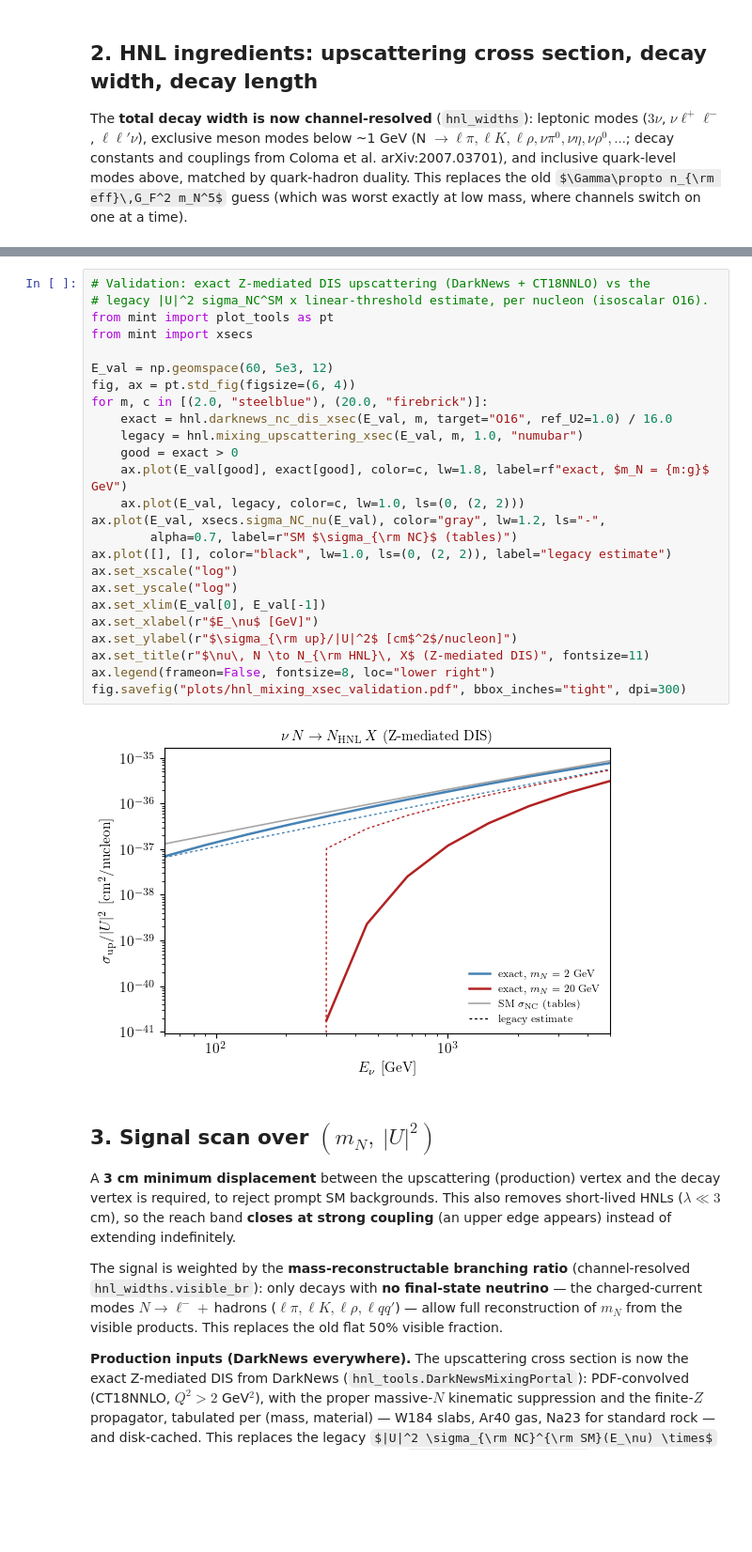
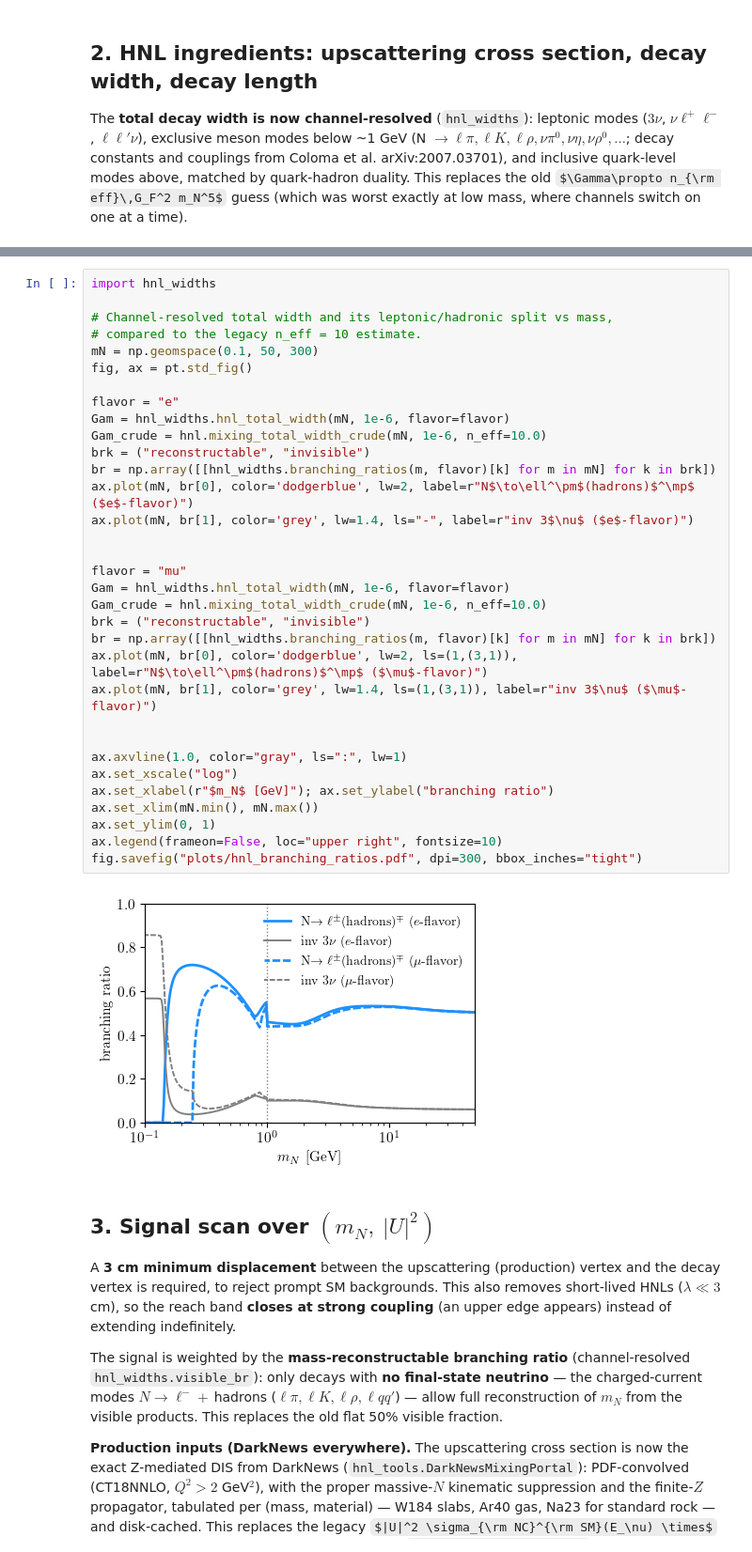
Before and after one commit to jchoi55/MINT, a Jupyter notebook: physics_studies/4_hnl_sensitivity.ipynb, the cells around one changed output, grey strips where cells are left out. Shown at 94% size. Saved outputs shown, nothing was run; the diff lists cells and outputs as text; some formulas as TeX source; blank space fills up the shorter version.

```diff
--- a/physics_studies/4_hnl_sensitivity.ipynb
+++ b/physics_studies/4_hnl_sensitivity.ipynb
@@ -160,30 +147,38 @@ plt.tight_layout()
-# %%
-# Validation: exact Z-mediated DIS upscattering (DarkNews + CT18NNLO) vs the
-# legacy |U|^2 sigma_NC^SM x linear-threshold estimate, per nucleon (isoscalar O16).
-from mint import plot_tools as pt
-from mint import xsecs
-
-E_val = np.geomspace(60, 5e3, 12)
-fig, ax = pt.std_fig(figsize=(6, 4))
-for m, c in [(2.0, "steelblue"), (20.0, "firebrick")]:
-    exact = hnl.darknews_nc_dis_xsec(E_val, m, target="O16", ref_U2=1.0) / 16.0
-    legacy = hnl.mixing_upscattering_xsec(E_val, m, 1.0, "numubar")
-    good = exact > 0
-    ax.plot(E_val[good], exact[good], color=c, lw=1.8, label=rf"exact, $m_N = {m:g}$ GeV")
-    ax.plot(E_val, legacy, color=c, lw=1.0, ls=(0, (2, 2)))
-ax.plot(E_val, xsecs.sigma_NC_nu(E_val), color="gray", lw=1.2, ls="-",
-        alpha=0.7, label=r"SM $\sigma_{\rm NC}$ (tables)")
-ax.plot([], [], color="black", lw=1.0, ls=(0, (2, 2)), label="legacy estimate")
-ax.set_xscale("log")
-ax.set_yscale("log")
-ax.set_xlim(E_val[0], E_val[-1])
-ax.set_xlabel(r"$E_\nu$ [GeV]")
-ax.set_ylabel(r"$\sigma_{\rm up}/|U|^2$ [cm$^2$/nucleon]")
-ax.set_title(r"$\nu\, N \to N_{\rm HNL}\, X$ (Z-mediated DIS)", fontsize=11)
-ax.legend(frameon=False, fontsize=8, loc="lower right")
-fig.savefig("plots/hnl_mixing_xsec_validation.pdf", bbox_inches="tight", dpi=300)
-# %% [output]
-[figure, removed]
+# %%
+import hnl_widths
+
+# Channel-resolved total width and its leptonic/hadronic split vs mass,
+# compared to the legacy n_eff = 10 estimate.
+mN = np.geomspace(0.1, 50, 300)
+fig, ax = pt.std_fig()
+
+flavor = "e"
+Gam = hnl_widths.hnl_total_width(mN, 1e-6, flavor=flavor)
+Gam_crude = hnl.mixing_total_width_crude(mN, 1e-6, n_eff=10.0)
+brk = ("reconstructable", "invisible")
+br = np.array([[hnl_widths.branching_ratios(m, flavor)[k] for m in mN] for k in brk])
+ax.plot(mN, br[0], color='dodgerblue', lw=2, label=r"N$\to\ell^\pm$(hadrons)$^\mp$ ($e$-flavor)")
+ax.plot(mN, br[1], color='grey', lw=1.4, ls="-", label=r"inv 3$\nu$ ($e$-flavor)")
+
+
+flavor = "mu"
+Gam = hnl_widths.hnl_total_width(mN, 1e-6, flavor=flavor)
+Gam_crude = hnl.mixing_total_width_crude(mN, 1e-6, n_eff=10.0)
+brk = ("reconstructable", "invisible")
+br = np.array([[hnl_widths.branching_ratios(m, flavor)[k] for m in mN] for k in brk])
+ax.plot(mN, br[0], color='dodgerblue', lw=2, ls=(1,(3,1)), label=r"N$\to\ell^\pm$(hadrons)$^\mp$ ($\mu$-flavor)")
+ax.plot(mN, br[1], color='grey', lw=1.4, ls=(1,(3,1)), label=r"inv 3$\nu$ ($\mu$-flavor)")
+
+
+ax.axvline(1.0, color="gray", ls=":", lw=1)
+ax.set_xscale("log")
+ax.set_xlabel(r"$m_N$ [GeV]"); ax.set_ylabel("branching ratio")
+ax.set_xlim(mN.min(), mN.max())
+ax.set_ylim(0, 1)
+ax.legend(frameon=False, loc="upper right", fontsize=10)
+fig.savefig("plots/hnl_branching_ratios.pdf", dpi=300, bbox_inches="tight")
+# %% [output]
+[figure, added]
 # %% [markdown]
 ## 3. Signal scan over $(m_N,\ |U|^2)$
 
```
Also changed, not shown: parts of 5 cells of this notebook, 4 other files.
